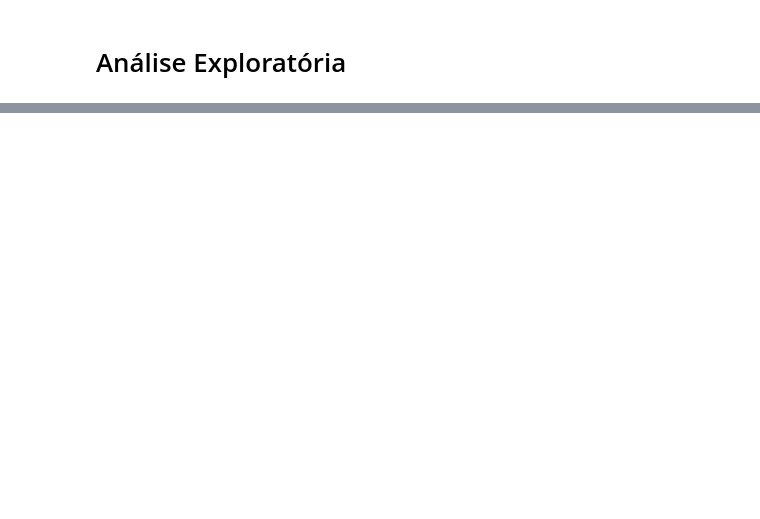
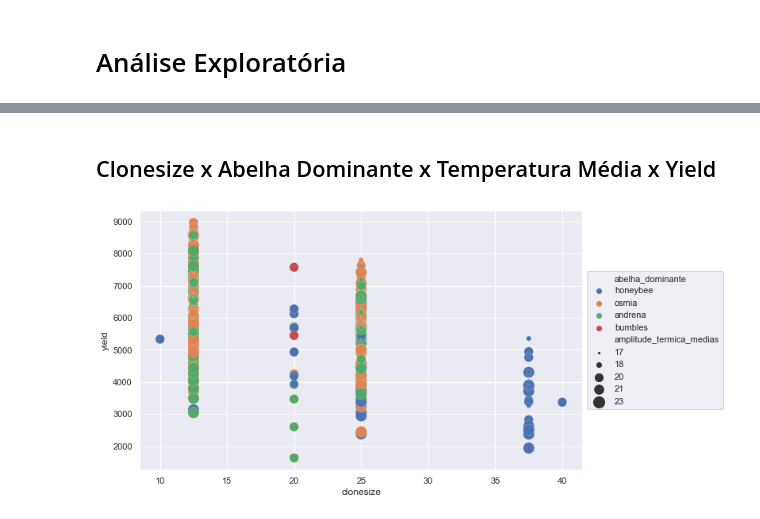
Before and after one commit to gui-lisboa/ML_Trabalho, a Jupyter notebook: analise_exploratoria.ipynb, the cells around one changed output, grey strips where cells are left out. Saved outputs shown, nothing was run; the diff lists cells and outputs as text; code cells hidden in the pictures; blank space fills up the shorter version.

Commit message:
adiciona scatter plot com os 3 fatores e yield

```diff
--- a/analise_exploratoria.ipynb
+++ b/analise_exploratoria.ipynb
@@ -14,0 +18,23 @@ sns.histplot(data=dataset, x='yield', kde=True);
+# %% [markdown]
+## Clonesize x Abelha Dominante x Temperatura Média x Yield
+# %%
+colunas_abelhas = ["honeybee", "bumbles", "andrena", "osmia"]
+dataset["abelha_dominante"] = dataset[colunas_abelhas].idxmax(axis=1)
+
+dataset["amplitude_termica_medias"] = (
+    dataset.AverageOfUpperTRange - dataset.AverageOfLowerTRange
+).astype(int)
+
+g = sns.scatterplot(
+    data=dataset,
+    x="clonesize",
+    y="yield",
+    hue="abelha_dominante",
+    size="amplitude_termica_medias",
+    sizes=(5, 200),
+)
+g.legend(loc="center left", bbox_to_anchor=(1, 0.5))
+
+g;
+# %% [output]
+[figure, added]
```
Also changed, not shown: parts of 3 cells of this notebook.
